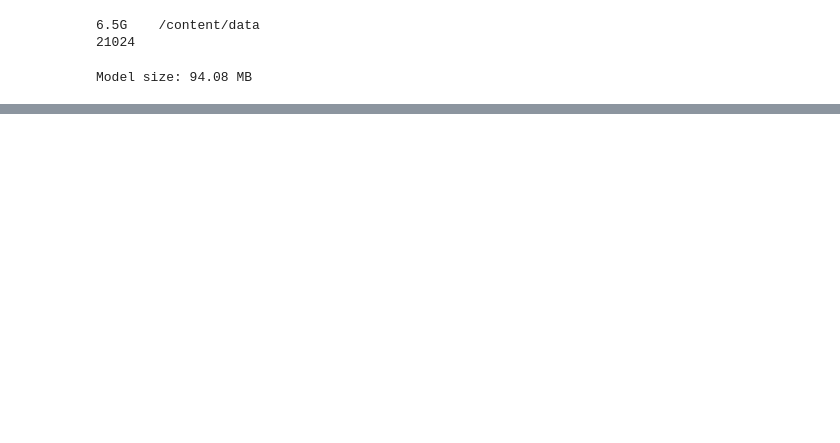
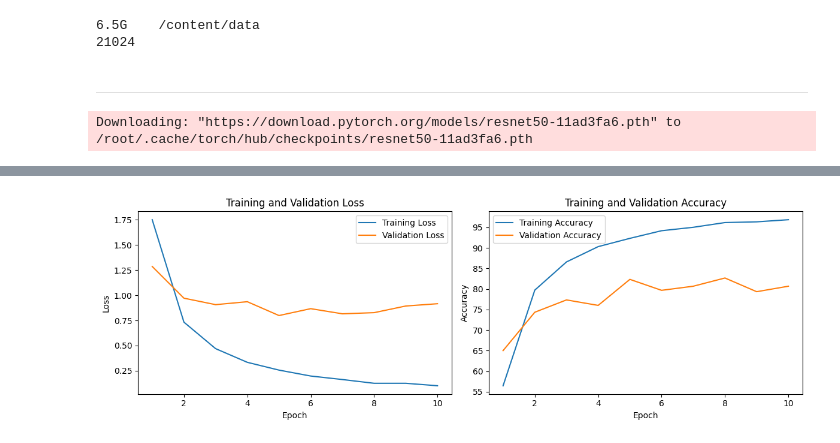
Before and after one commit to xoxonut/nycu-cv-113-2, a Jupyter notebook: CV_HW1.ipynb, the cells around one changed output, grey strips where cells are left out. Cells and saved outputs as stored; diff of their text form; code cells hidden in the pictures; blank space fills up the shorter version.

```diff
--- a/CV_HW1.ipynb
+++ b/CV_HW1.ipynb
@@ -46,10 +38,8 @@ def get_transforms():
 def create_dataloader(train_transform,test_transform,batch_size):
   train_set = datasets.ImageFolder("/content/data/train",transform=train_transform)
   val_set = datasets.ImageFolder("/content/data/val",transform=test_transform)
-  train_names = {v:int(k) for k,v in train_set.class_to_idx.items()}
-  val_names = {v:int(k) for k,v in val_set.class_to_idx.items()}
-
-  train_loader = DataLoader(train_set, batch_size=batch_size, shuffle=False)
+  name_mapping = { v:k for k,v in train_set.class_to_idx.items()}
+  train_loader = DataLoader(train_set, batch_size=batch_size, shuffle=True)
   val_loader = DataLoader(val_set, batch_size=batch_size, shuffle=False)
 
   class TestDataSet(Dataset):
@@ -64,7 +54,7 @@ def create_dataloader(train_transform,test_transform,batch_size):
 
     def __getitem__(self, index):
       image_path = self.image_paths[index]
-      image = Image.open(image_path)
+      image = Image.open(image_path).convert("RGB")
       if self.transform:
         image = self.transform(image)
       file_name = os.path.basename(image_path)
@@ -72,9 +62,10 @@ def create_dataloader(train_transform,test_transform,batch_size):
       return image,name_only
   test_set = TestDataSet("/content/data/test",transform=test_transform)
   test_loader = DataLoader(test_set, batch_size=batch_size, shuffle=False)
-  return train_loader,val_loader,test_loader,train_names,val_names
+
+  return train_loader,val_loader,test_loader,name_mapping
 # %%
-def train_one_epoch(model,train_loader,optimizer,criterion,device,names):
+def train_one_epoch(model,train_loader,optimizer,criterion,device):
   model.train()
   total_loss, correct, total = 0, 0, 0
   for inputs, labels in train_loader:
@@ -87,14 +78,13 @@ def train_one_epoch(model,train_loader,optimizer,criterion,device,names):
 
     total_loss += loss.item()
     predicted = torch.argmax(outputs, dim=1)
-    mapped_predicted = [names[p.item()] for p in predicted]
-    correct += sum(p == l for p, l in zip(mapped_predicted, labels))
+    correct += (predicted == labels).sum().item()
     total += labels.size(0)
   avg_loss = total_loss / len(train_loader)
   avg_acc = correct / total * 100
   return avg_loss, avg_acc
 # %%
-def validate(model,val_loader,criterion,device,name):
+def validate(model,val_loader,criterion,device):
   model.eval()
   total_loss, correct, total = 0, 0, 0
   with torch.no_grad():
@@ -105,14 +95,13 @@ def validate(model,val_loader,criterion,device,name):
 
       total_loss += loss.item()
       predicted = torch.argmax(outputs, dim=1)
-      mapped_predicted = [names[p.item()] for p in predicted]
-      correct += sum(p == l for p, l in zip(mapped_predicted, labels))
+      correct += (predicted == labels).sum().item()
       total += labels.size(0)
   avg_loss = total_loss / len(val_loader)
   avg_acc = correct / total * 100
   return avg_loss, avg_acc
 # %%
-def test_model(model,test_loader,device):
+def test_model(model,test_loader,device,name_mapping):
   model.eval()
   correct, total = 0, 0
   predictions = []
@@ -124,7 +113,7 @@ def test_model(model,test_loader,device):
 
       for file_name, pred in zip(file_names, preds):
         predictions.append({"image_name": file_name,
-                            "pred_label": pred.item()})
+                            "pred_label": name_mapping[pred.item()]})
   return predictions
 # %%
 def init_RestNet50(num_classes):
@@ -177,10 +167,12 @@ def print_model_size(model):
     buffer_size = sum(b.numel() * b.element_size() for b in model.buffers())  # in bytes
     total_size = (param_size + buffer_size) / (1024 ** 2)  # Convert to MB
     print(f"Model size: {total_size:.2f} MB")
+# %% [markdown]
+---
 # %%
 if __name__ == "__main__":
   train_transform,test_transform = get_transforms()
-  train_loader,val_loader,test_loader,t_names,v_names = create_dataloader(train_transform,test_transform,32)
+  train_loader,val_loader,test_loader,name_mapping = create_dataloader(train_transform,test_transform,32)
   model = init_RestNet50(100)
   device = torch.device("cuda" if torch.cuda.is_available() else "cpu")
   model.to(device)
@@ -191,8 +183,8 @@ if __name__ == "__main__":
   train_losses, train_accs, val_losses, val_accs = [], [], [], []
   print_model_size(model)
   for epoch in range(epochs):
-    train_loss, train_acc = train_one_epoch(model, train_loader, optimizer, criterion, device,t_names)
-    val_loss, val_acc = validate(model, val_loader, criterion, device,v_names)
+    train_loss, train_acc = train_one_epoch(model, train_loader, optimizer, criterion, device)
+    val_loss, val_acc = validate(model, val_loader, criterion, device)
     train_losses.append(train_loss)
     train_accs.append(train_acc)
     val_losses.append(val_loss)
@@ -200,8 +192,8 @@ if __name__ == "__main__":
     torch.save(model,"/content/drive/MyDrive/full_model.pth")
     print(f"Epoch {epoch+1}/{epochs} - Train Loss: {train_loss:.4f} - Train Acc: {train_acc:.2f}% - Val Loss: {val_loss:.4f} - Val Acc: {val_acc:.2f}%")
   plot_loss_accuracy(train_losses, val_losses, train_accs, val_accs)
-  res = test_model(model,test_loader,device)
+  res = test_model(model,test_loader,device,name_mapping)
   df = pd.DataFrame(res)
   df.to_csv("/content/drive/MyDrive/prediction.csv",index=False)
 # %% [output]
-Model size: 94.08 MB
+Downloading: "https://download.pytorch.org/models/resnet50-11ad3fa6.pth" to /root/.cache/torch/hub/checkpoints/resnet50-11ad3fa6.pth
@@ -207,0 +211 @@ Model size: 94.08 MB
+[figure, added]
```
Also changed, not shown: parts of 6 cells of this notebook.
